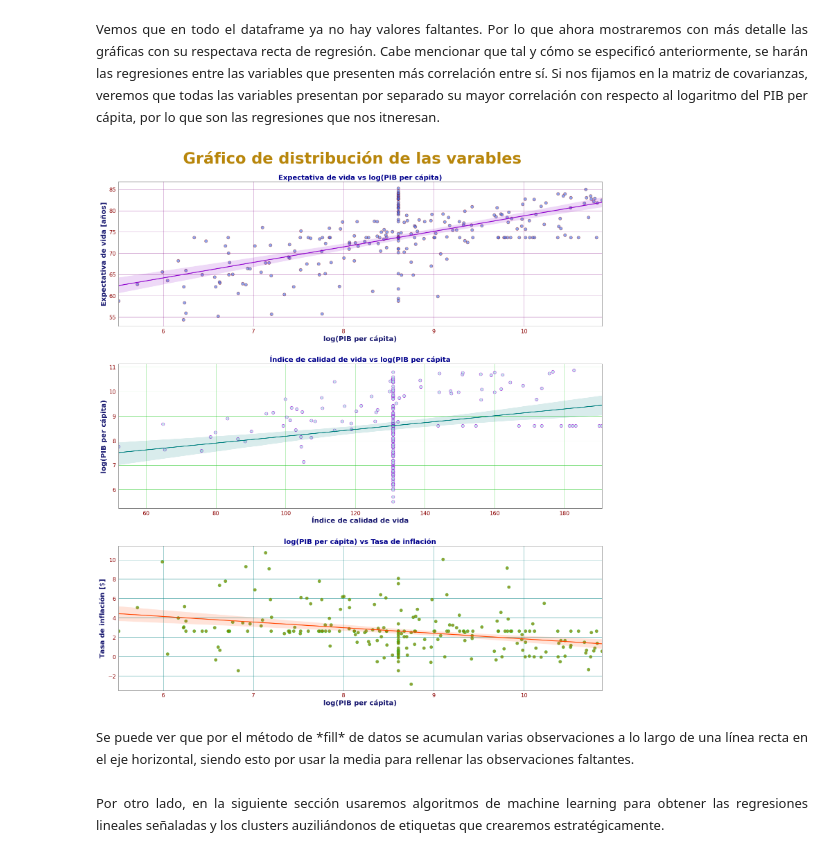
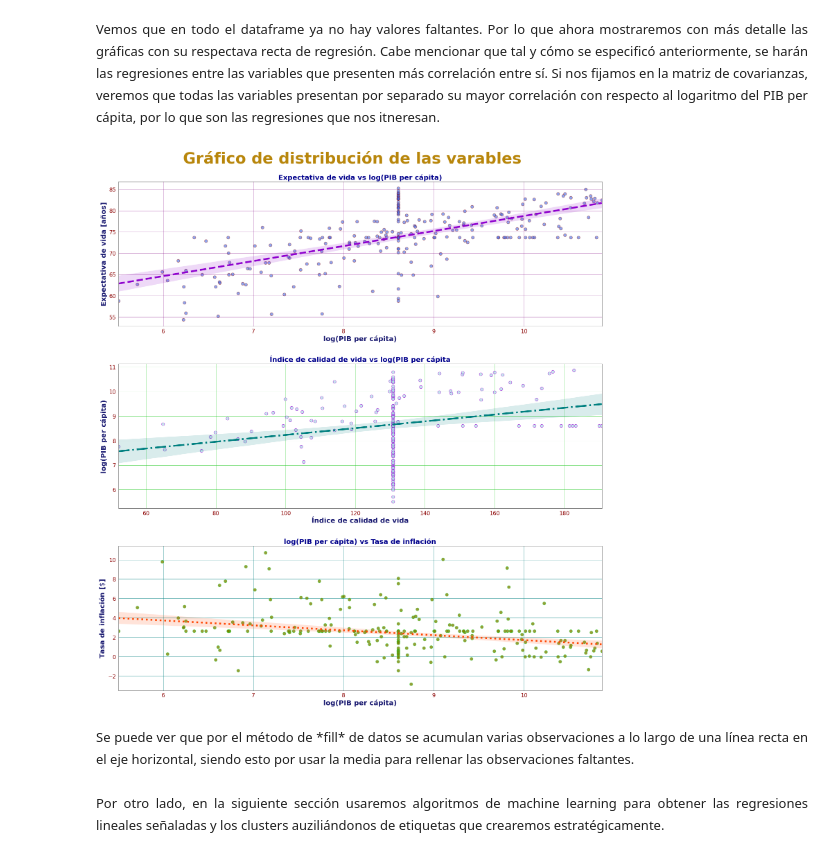
Before and after one commit to PhysTony/ICD_CIDE, a Jupyter notebook: Proyecto/Antonio_Huerta_Montellano_Proyecto.ipynb, the cells around one changed output. Cells and saved outputs as stored; diff of their text form; code cells hidden in the pictures.

```diff
--- a/Proyecto/Antonio_Huerta_Montellano_Proyecto.ipynb
+++ b/Proyecto/Antonio_Huerta_Montellano_Proyecto.ipynb
@@ -965,41 +974,42 @@ sns.set_style('white')
 f,axes = plt.subplots(3,1, figsize=(25,27))
 f.suptitle("Gráfico de distribución de las varables", fontsize = 45, color = 'darkgoldenrod', fontweight = 'bold', y=0.925)
 
-g_1 = sns.regplot(x = 'log_PIB_pc', y = 'Expectativa_vida', data = df_regresion,
+g_1 = sns.regplot(x = 'log_PIB_pc', y = 'Expectativa_vida', data = df_regresion, robust = True,
             scatter_kws={"color": 'royalblue', 'edgecolor':'darkred', "s":75, "alpha":0.6},
-            line_kws={"color": "#8e00ce"},
+            line_kws={"color": "#8e00ce", 'lw':5, 'linestyle':'--'},
             ax=axes[0])
 g_1.set_title("Expectativa de vida vs log(PIB per cápita)", fontsize = 20, fontweight = 'bold', color = 'darkblue')
 g_1.set_ylabel('Expectativa de vida [años]', fontsize = 20, fontweight = 'bold', color = 'midnightblue')
 g_1.set_xlabel('log(PIB per cápita)', fontsize = 20, fontweight = 'bold', color = 'midnightblue')
 g_1.tick_params(labelsize = 16, labelcolor = 'darkred')
 g_1.grid(color='purple', linestyle='-', alpha = 0.6)
 
-g_2 = sns.regplot(x = 'Calidad_de_vida', y = 'log_PIB_pc', data = df_regresion,
+g_2 = sns.regplot(x = 'Calidad_de_vida', y = 'log_PIB_pc', data = df_regresion, robust = True,
             scatter_kws={"color": 'powderblue', 'edgecolor':'darkviolet', "s":75, "alpha":0.75},
-            line_kws={"color": "teal"},
+            line_kws={"color": "teal", 'lw':5, 'linestyle':'-.'},
             ax=axes[1])
 g_2.set_title("Índice de calidad de vida vs log(PIB per cápita", fontsize = 20, fontweight = 'bold', color = 'darkblue')
 g_2.set_ylabel('log(PIB per cápita)', fontsize = 20, fontweight = 'bold', color = 'midnightblue')
 g_2.set_xlabel('Índice de calidad de vida', fontsize = 20, fontweight = 'bold', color = 'midnightblue')
 g_2.tick_params(labelsize = 16, labelcolor = 'darkred')
 g_2.grid(color='limegreen', linestyle='-', alpha = 0.8)
 
-g_3 = sns.regplot(x = 'log_PIB_pc', y = 'Inflacion', data = df_regresion,
+g_3 = sns.regplot(x = 'log_PIB_pc', y = 'Inflacion', data = df_regresion, robust = True,
+            # order = 2, Esto lo guardo por si necesito una regresión polinómica de grado dos
             scatter_kws={"color": 'olive', 'edgecolor':'limegreen', "s":75, "alpha":0.79},
-            line_kws={"color": "orangered"},
+            line_kws={"color": "orangered", 'lw':5, 'linestyle':':'},
             ax=axes[2])
 g_3.set_title("log(PIB per cápita) vs Tasa de inflación", fontsize = 20, fontweight = 'bold', color = 'darkblue')
 g_3.set_ylabel('Tasa de inflación [$\$$]', fontsize = 20, fontweight = 'bold', color = 'midnightblue')
 g_3.set_xlabel('log(PIB per cápita)', fontsize = 20, fontweight = 'bold', color = 'midnightblue')
 g_3.tick_params(labelsize = 16, labelcolor = 'darkred')
 g_3.grid(color='teal', linestyle='-', alpha = 0.9)
 
 # Controlemos el espacio entre los gráficos
 plt.subplots_adjust(wspace=0.18, hspace=0.26)
 plt.show()
 # %% [output]
-[figure, old version]
+[figure, new version]
 # %% [markdown]
 <p style="text-align:justify; font-size:13px">
 Se puede ver que por el método de *fill* de datos se acumulan varias observaciones a lo largo de una línea recta en el eje horizontal, siendo esto por usar la media para rellenar las observaciones faltantes.
```
Also changed, not shown: parts of 6 cells of this notebook, 1 other file.
